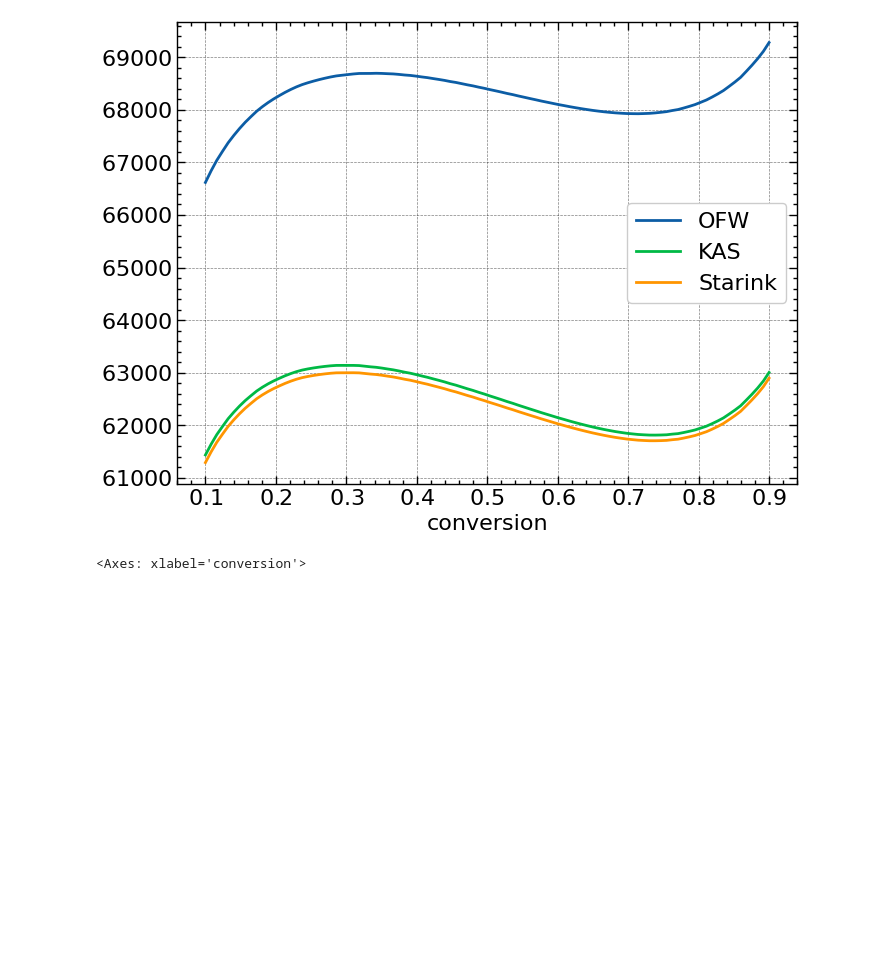
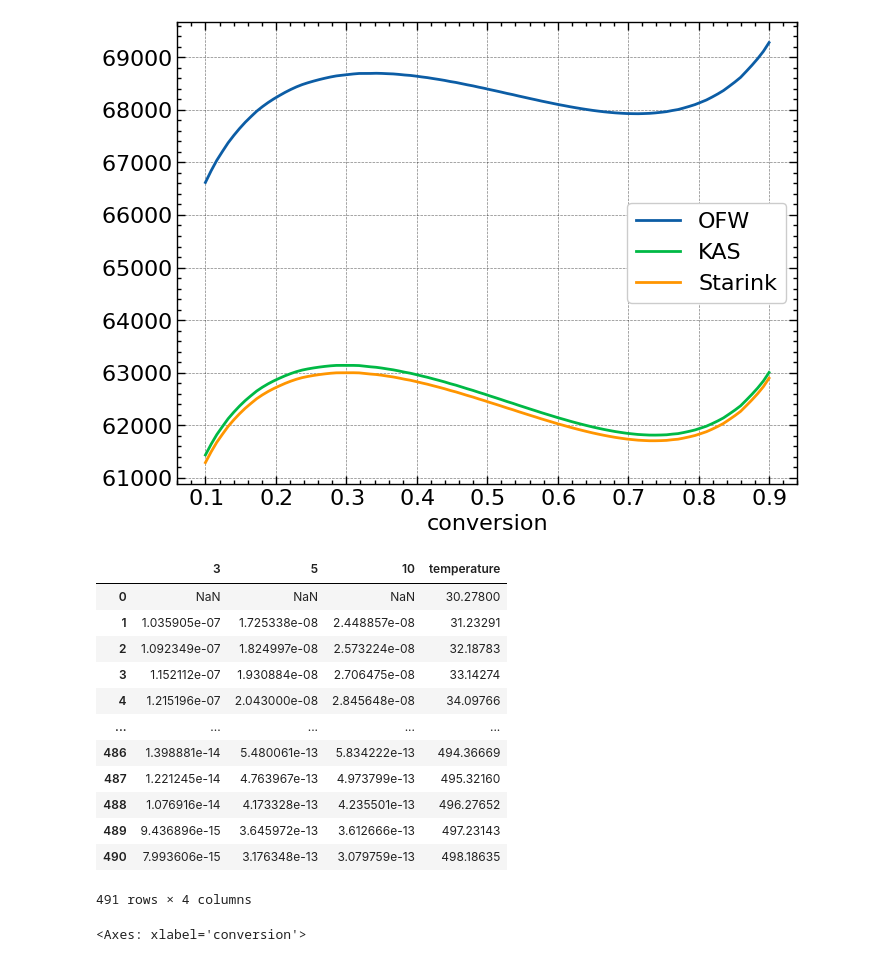
Before and after one commit to kdavjd/Open_ThermoKinetics, a Jupyter notebook: docs/ru/2_model_free.ipynb, the cells around one changed output. Saved outputs shown, nothing was run; the diff lists cells and outputs as text; code cells hidden in the pictures; blank space fills up the shorter version.

```diff
--- a/docs/ru/2_model_free.ipynb
+++ b/docs/ru/2_model_free.ipynb
@@ -101,6 +101,22 @@ result_df.plot(x="conversion")
 # %% [output]
 <Axes: xlabel='conversion'>
 [figure]
+# %%
+reaction_df
+# %% [output]
+|  | 3 | 5 | 10 | temperature |
+| 0 | NaN | NaN | NaN | 30.27800 |
+| 1 | 1.035905e-07 | 1.725338e-08 | 2.448857e-08 | 31.23291 |
+| 2 | 1.092349e-07 | 1.824997e-08 | 2.573224e-08 | 32.18783 |
+| 3 | 1.152112e-07 | 1.930884e-08 | 2.706475e-08 | 33.14274 |
+| 4 | 1.215196e-07 | 2.043000e-08 | 2.845648e-08 | 34.09766 |
+| ... | ... | ... | ... | ... |
+| 486 | 1.398881e-14 | 5.480061e-13 | 5.834222e-13 | 494.36669 |
+| 487 | 1.221245e-14 | 4.763967e-13 | 4.973799e-13 | 495.32160 |
+| 488 | 1.076916e-14 | 4.173328e-13 | 4.235501e-13 | 496.27652 |
+| 489 | 9.436896e-15 | 3.645972e-13 | 3.612666e-13 | 497.23143 |
+| 490 | 7.993606e-15 | 3.176348e-13 | 3.079759e-13 | 498.18635 |
+491 rows × 4 columns
 # %%
 def fetch_friedman_Ea(reaction_df: pd.DataFrame) -> pd.DataFrame:
     rate_cols = [col for col in reaction_df.columns if col != "temperature"]
```
Also changed, not shown: parts of 1 cell of this notebook, 2 other files.
